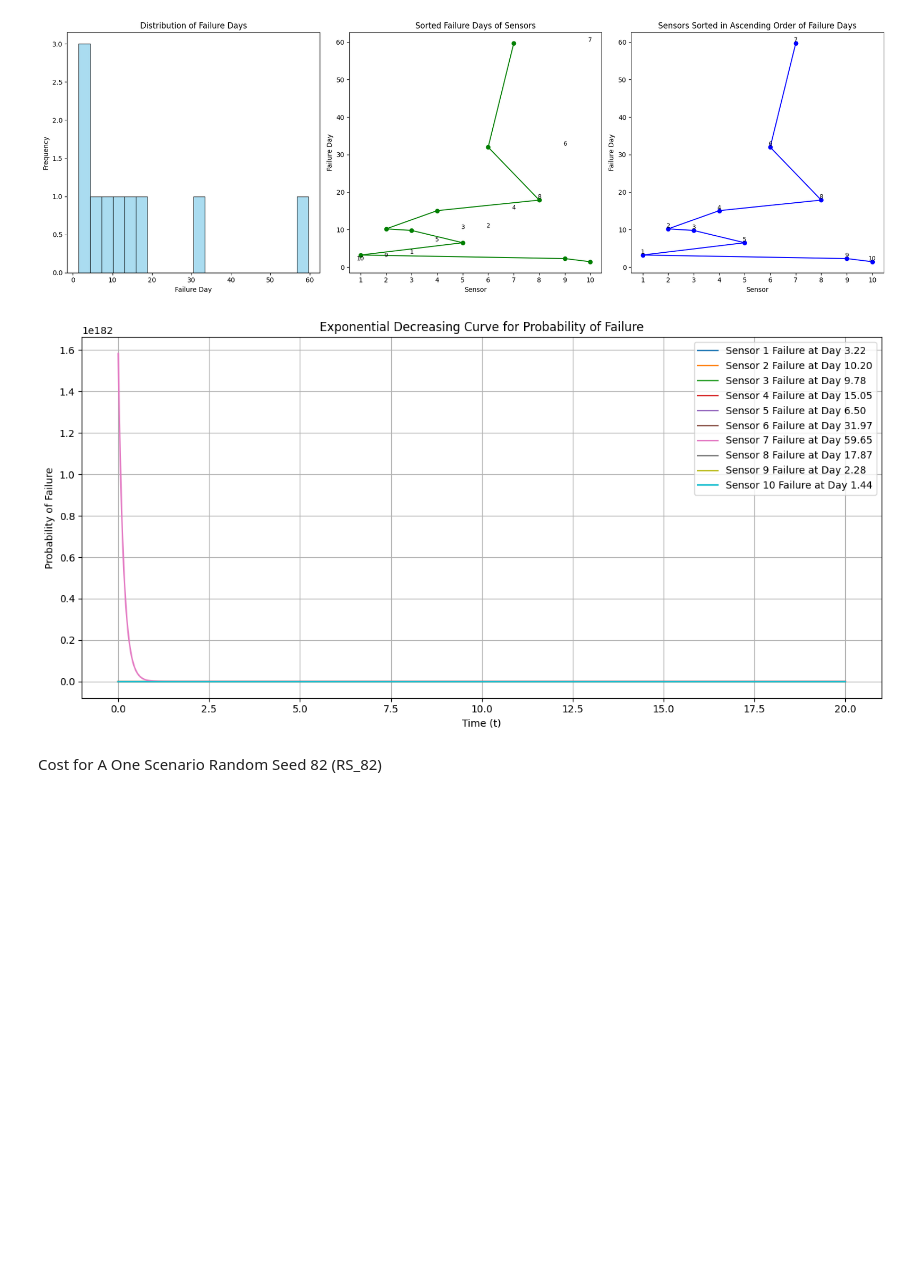
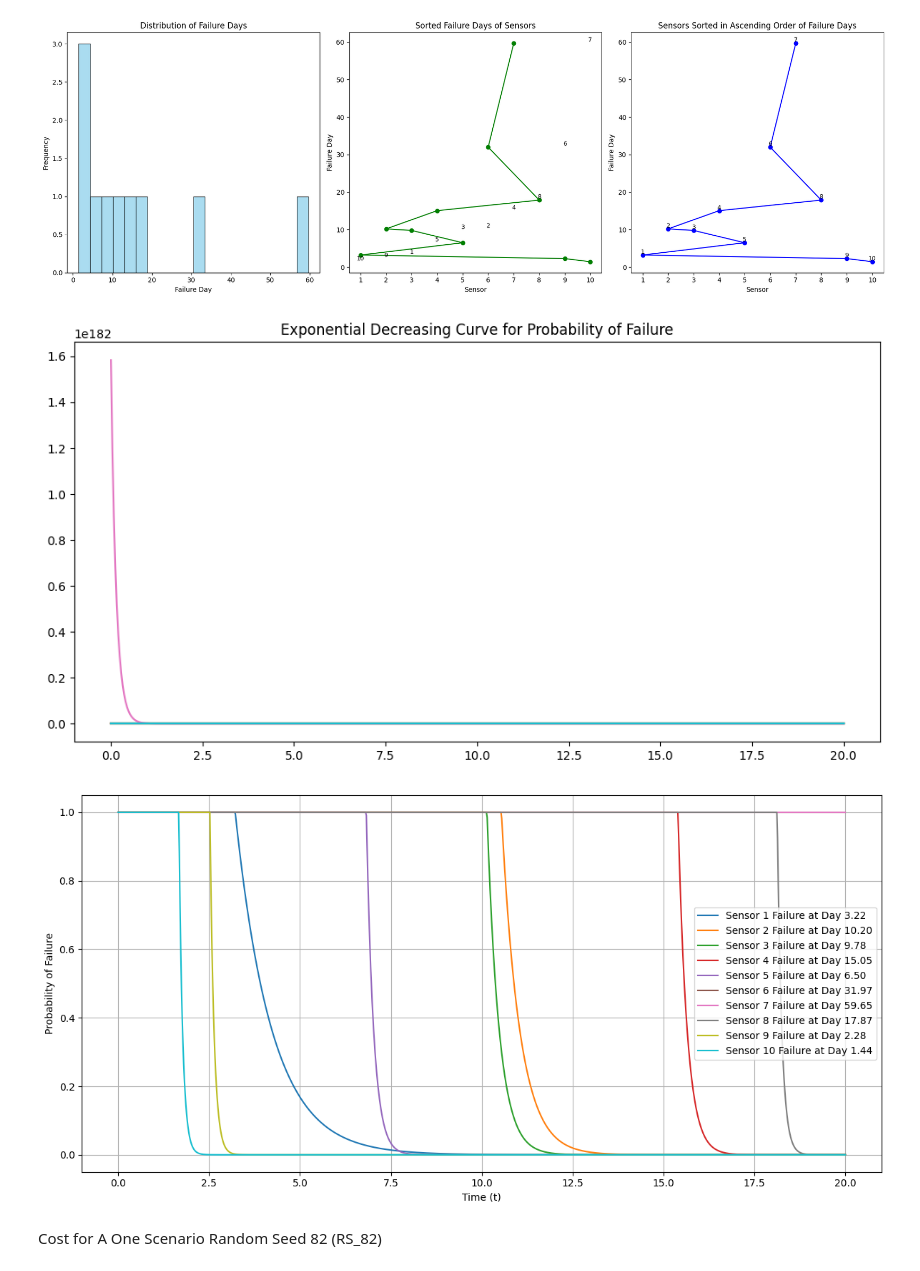
Before and after one commit to ch23s020/CH5041_Project, a Jupyter notebook: CH23S020_Project_CH5041.ipynb, the cells around one changed output. Cells and saved outputs as stored; diff of their text form; code cells hidden in the pictures; blank space fills up the shorter version.

```diff
--- a/CH23S020_Project_CH5041.ipynb
+++ b/CH23S020_Project_CH5041.ipynb
@@ -101,34 +101,47 @@ for i, day in enumerate(ascending_failure_days):
 
 plt.tight_layout()
 
 # Generating exponential plots
 
 plt.figure(figsize=(12, 6))
 
 for a, failure_day in zip(sensors, failure_days):
 
     p_t = a * np.exp(-a * (t-failure_day))  # Introduce time offset for each sensor
 
     plt.plot(t, p_t, label=f'Sensor {a} Failure at Day {failure_day:.2f}')
 
 plt.title('Exponential Decreasing Curve for Probability of Failure')
 
+# Generating exponential plots
+
+plt.figure(figsize=(12, 6))
+
+for a, failure_day in zip(sensors, failure_days):
+
+    p_t = a * np.exp(-a * (t-failure_day))  # Introduce time offset for each sensor
+
+    p_t = np.minimum(p_t, 1)  # Cap probabilities at 1
+
+    plt.plot(t, p_t, label=f'Sensor {a} Failure at Day {failure_day:.2f}')
+
 plt.xlabel('Time (t)')
 
 plt.ylabel('Probability of Failure')
 
 plt.legend()
 
 plt.grid(True)
 
 plt.tight_layout()
 plt.show()
 # %% [output]
 Failure Days for Each Sensor: [ 3.21894941 10.19516752  9.77898119 15.05268489  6.50305204 31.97454055
  59.65487573 17.86851193  2.27961454  1.43928111]
 Frequency of Failure for Each Sensor: [0 1 1 1 0 0 1 0 0 1 1 0 0 0 0 1 0 1 0 0]
 [figure]
-[figure, old version]
+[figure, new version]
+[figure, added]
 # %% [markdown]
 Cost for A One Scenario Random Seed 82 (RS_82)
 # %%
```
